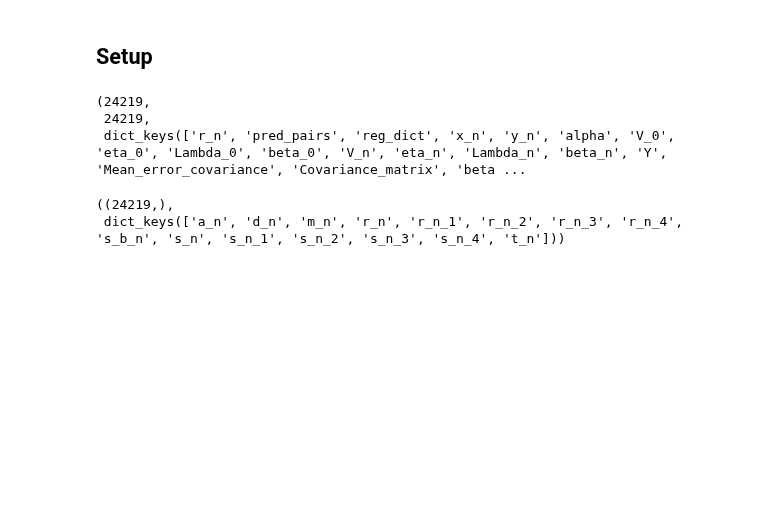
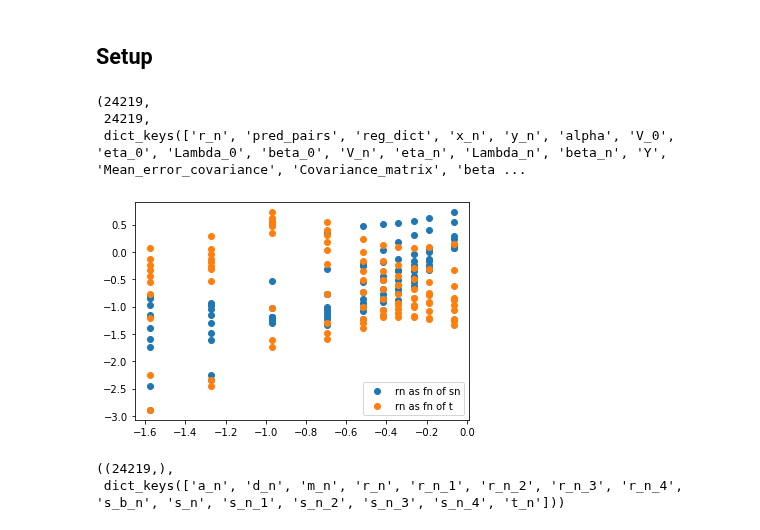
Before and after one commit to ak47na/multisensory_causal_inference, a Jupyter notebook: serial_dependence.ipynb, the cells around one changed output. Cells and saved outputs as stored; diff of their text form; code cells hidden in the pictures; blank space fills up the shorter version.

Commit message:
plots for checks

```diff
--- a/serial_dependence.ipynb
+++ b/serial_dependence.ipynb
@@ -24,6 +24,22 @@ len(Peter_gam_data[r_n_key]), len(Peter_gam_data['s_n']), Peter_gam_data.keys()
 (24219,
  24219,
  dict_keys(['r_n', 'pred_pairs', 'reg_dict', 'x_n', 'y_n', 'alpha', 'V_0', 'eta_0', 'Lambda_0', 'beta_0', 'V_n', 'eta_n', 'Lambda_n', 'beta_n', 'Y', 'Mean_error_covariance', 'Covariance_matrix', 'beta ...
+# %%
+inds = np.array([62, 74,  86,  97, 104, 108, 111, 114, 117, 122])
+stims = np.linspace(-np.pi, np.pi, 250)
+gam_rn = []
+for ind_t in inds:
+    for ind_sn in inds:
+        gam_rn.append(Peter_gam_data['full_pdf_mat'][ind_t, ind_sn, 3])
+gam_t, gam_s_n = np.meshgrid(stims[inds],
+                             stims[inds],
+                             indexing='ij')
+plt.scatter(gam_s_n, gam_rn, label = 'rn as fn of sn')
+plt.scatter(gam_t, gam_rn, label = 'rn as fn of t')
+plt.legend()
+plt.show()
+# %% [output]
+[figure, added]
 # %%
 Peter_gam_data['reg_dict']['m_n'].shape, Peter_gam_data['reg_dict'].keys()
 # %% [output]
```
Also changed, not shown: parts of 2 cells of this notebook, 1 other file.
